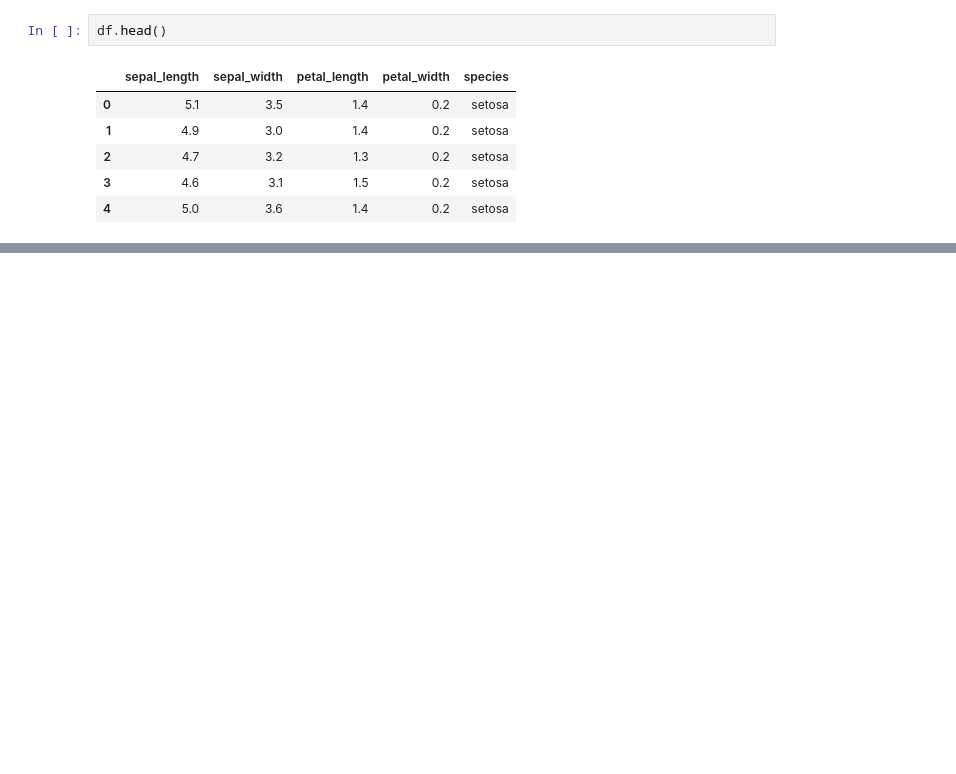
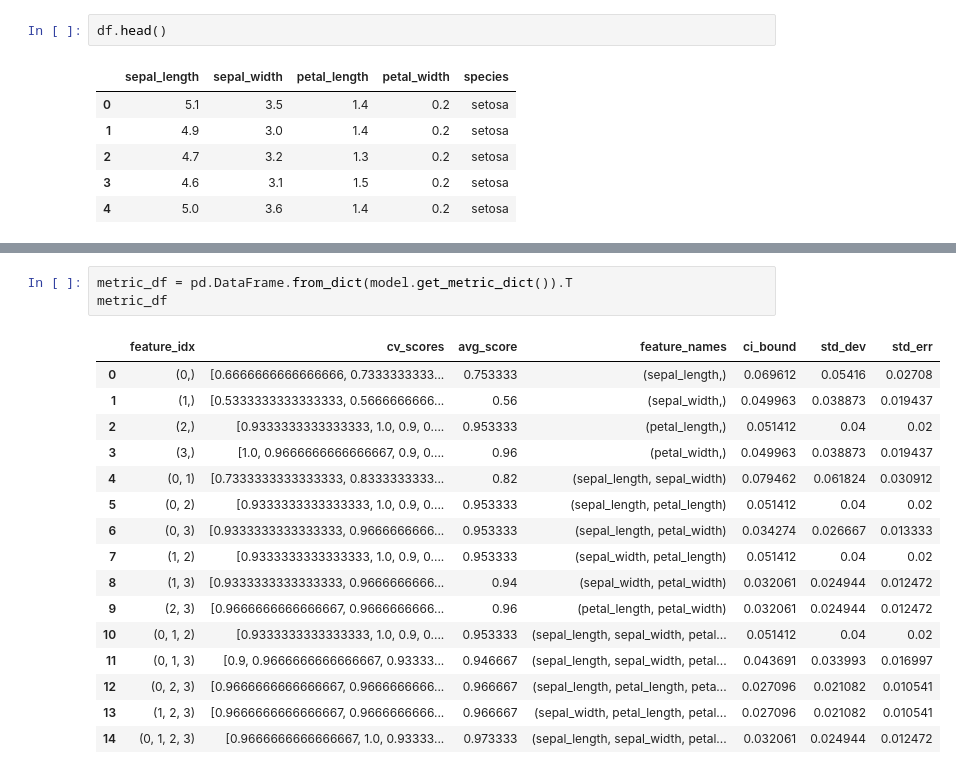
Before and after one commit to Danishdbu/ml1_Danish, a Jupyter notebook: Feature_Selection1.ipynb, the cells around one changed output, grey strips where cells are left out. Saved outputs shown, nothing was run; the diff lists cells and outputs as text; blank space fills up the shorter version.

```diff
--- a/Feature_Selection1.ipynb
+++ b/Feature_Selection1.ipynb
@@ -463,0 +509,20 @@ df.head()
+# %%
+metric_df = pd.DataFrame.from_dict(model.get_metric_dict()).T
+metric_df
+# %% [output]
+|  | feature_idx | cv_scores | avg_score | feature_names | ci_bound | std_dev | std_err |
+| 0 | (0,) | [0.6666666666666666, 0.7333333333... | 0.753333 | (sepal_length,) | 0.069612 | 0.05416 | 0.02708 |
+| 1 | (1,) | [0.5333333333333333, 0.5666666666... | 0.56 | (sepal_width,) | 0.049963 | 0.038873 | 0.019437 |
+| 2 | (2,) | [0.9333333333333333, 1.0, 0.9, 0.... | 0.953333 | (petal_length,) | 0.051412 | 0.04 | 0.02 |
+| 3 | (3,) | [1.0, 0.9666666666666667, 0.9, 0.... | 0.96 | (petal_width,) | 0.049963 | 0.038873 | 0.019437 |
+| 4 | (0, 1) | [0.7333333333333333, 0.8333333333... | 0.82 | (sepal_length, sepal_width) | 0.079462 | 0.061824 | 0.030912 |
+| 5 | (0, 2) | [0.9333333333333333, 1.0, 0.9, 0.... | 0.953333 | (sepal_length, petal_length) | 0.051412 | 0.04 | 0.02 |
+| 6 | (0, 3) | [0.9333333333333333, 0.9666666666... | 0.953333 | (sepal_length, petal_width) | 0.034274 | 0.026667 | 0.013333 |
+| 7 | (1, 2) | [0.9333333333333333, 1.0, 0.9, 0.... | 0.953333 | (sepal_width, petal_length) | 0.051412 | 0.04 | 0.02 |
+| 8 | (1, 3) | [0.9333333333333333, 0.9666666666... | 0.94 | (sepal_width, petal_width) | 0.032061 | 0.024944 | 0.012472 |
+| 9 | (2, 3) | [0.9666666666666667, 0.9666666666... | 0.96 | (petal_length, petal_width) | 0.032061 | 0.024944 | 0.012472 |
+| 10 | (0, 1, 2) | [0.9333333333333333, 1.0, 0.9, 0.... | 0.953333 | (sepal_length, sepal_width, petal... | 0.051412 | 0.04 | 0.02 |
+| 11 | (0, 1, 3) | [0.9, 0.9666666666666667, 0.93333... | 0.946667 | (sepal_length, sepal_width, petal... | 0.043691 | 0.033993 | 0.016997 |
+| 12 | (0, 2, 3) | [0.9666666666666667, 0.9666666666... | 0.966667 | (sepal_length, petal_length, peta... | 0.027096 | 0.021082 | 0.010541 |
+| 13 | (1, 2, 3) | [0.9666666666666667, 0.9666666666... | 0.966667 | (sepal_width, petal_length, petal... | 0.027096 | 0.021082 | 0.010541 |
+| 14 | (0, 1, 2, 3) | [0.9666666666666667, 1.0, 0.93333... | 0.973333 | (sepal_length, sepal_width, petal... | 0.032061 | 0.024944 | 0.012472 |
```
Also changed, not shown: parts of 39 cells of this notebook.
